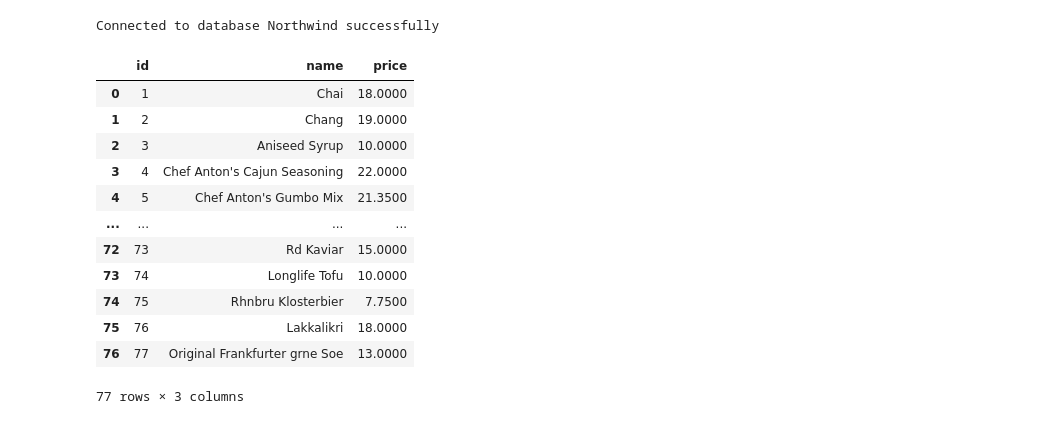
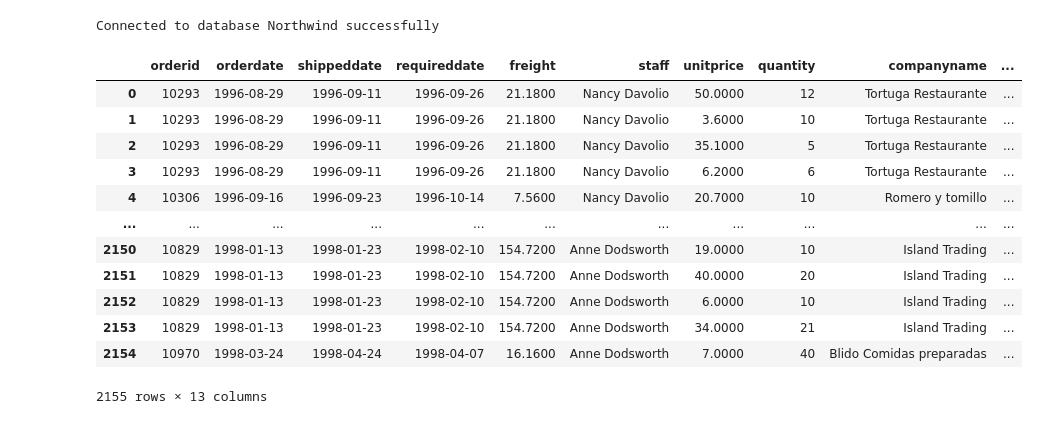
Before and after one commit to Muyiiwaa/learn-EDA, a Jupyter notebook: Pandas-intro.ipynb, the cells around one changed output. Cells and saved outputs as stored; diff of their text form; code cells hidden in the pictures.

```diff
--- a/Pandas-intro.ipynb
+++ b/Pandas-intro.ipynb
@@ -256,28 +254,14 @@ from products
 
 results = read_query(connection,query_1)
 # %%
-data_list = []
-for result in results:
-    result = list(result)
-    data_list.append(result)
+# define a dataframe creation function
 
+def create_df(data, columns):
+    data_list = []
+    for result in data:
+        result = list(result)
+        data_list.append(result)
 
-columns = ['id', 'name', 'price']
+    df = pd.DataFrame(data= data_list, columns = columns)
 
-product_df = pd.DataFrame(data= data_list, columns = columns)
+    return df
-# %%
-product_df
-# %% [output]
-|  | id | name | price |
-| 0 | 1 | Chai | 18.0000 |
-| 1 | 2 | Chang | 19.0000 |
-| 2 | 3 | Aniseed Syrup | 10.0000 |
-| 3 | 4 | Chef Anton's Cajun Seasoning | 22.0000 |
-| 4 | 5 | Chef Anton's Gumbo Mix | 21.3500 |
-| ... | ... | ... | ... |
-| 72 | 73 | Rd Kaviar | 15.0000 |
-| 73 | 74 | Longlife Tofu | 10.0000 |
-| 74 | 75 | Rhnbru Klosterbier | 7.7500 |
-| 75 | 76 | Lakkalikri | 18.0000 |
-| 76 | 77 | Original Frankfurter grne Soe | 13.0000 |
-77 rows × 3 columns
@@ -286,3 +274,40 @@ product_df
 # query the northwind database by returning all the orders sold, the employees, customer, city, country,product,
 # and shipping company involved. Also return the orderdate, shippeddate, requireeddate and freight cost.
 # Convert the result set into a proper  pandas dataframe
+# %%
+query_2 = '''
+
+select o.orderid, o.orderdate, o.shippeddate, o.requireddate, o.freight,
+    concat_ws(' ', e.firstname, e.lastname) as staff, od.unitprice, od.quantity,
+    c.companyname, o.shipcity, o.shipcountry, p.productname, s.companyname
+from orders o
+join `order details` od on od.orderid = o.orderid
+join customers c on c.customerid = o.customerid
+join products p on p.productid = od.productid
+join shippers s on s.shipperid = o.shipvia
+join employees e on e.employeeid = o.employeeid;
+'''
+
+
+columns = ['orderid', 'orderdate', 'shippeddate','requireddate','freight','staff','unitprice','quantity',
+           'companyname','city','country','productname','companyname']
+
+results = read_query(connection=connection, query= query_2)
+
+orders_df = create_df(data = results, columns= columns)
+# %%
+orders_df
+# %% [output]
+|  | orderid | orderdate | shippeddate | requireddate | freight | staff | unitprice | quantity | companyname | ... |
+| 0 | 10293 | 1996-08-29 | 1996-09-11 | 1996-09-26 | 21.1800 | Nancy Davolio | 50.0000 | 12 | Tortuga Restaurante | ... |
+| 1 | 10293 | 1996-08-29 | 1996-09-11 | 1996-09-26 | 21.1800 | Nancy Davolio | 3.6000 | 10 | Tortuga Restaurante | ... |
+| 2 | 10293 | 1996-08-29 | 1996-09-11 | 1996-09-26 | 21.1800 | Nancy Davolio | 35.1000 | 5 | Tortuga Restaurante | ... |
+| 3 | 10293 | 1996-08-29 | 1996-09-11 | 1996-09-26 | 21.1800 | Nancy Davolio | 6.2000 | 6 | Tortuga Restaurante | ... |
+| 4 | 10306 | 1996-09-16 | 1996-09-23 | 1996-10-14 | 7.5600 | Nancy Davolio | 20.7000 | 10 | Romero y tomillo | ... |
+| ... | ... | ... | ... | ... | ... | ... | ... | ... | ... | ... |
+| 2150 | 10829 | 1998-01-13 | 1998-01-23 | 1998-02-10 | 154.7200 | Anne Dodsworth | 19.0000 | 10 | Island Trading | ... |
+| 2151 | 10829 | 1998-01-13 | 1998-01-23 | 1998-02-10 | 154.7200 | Anne Dodsworth | 40.0000 | 20 | Island Trading | ... |
+| 2152 | 10829 | 1998-01-13 | 1998-01-23 | 1998-02-10 | 154.7200 | Anne Dodsworth | 6.0000 | 10 | Island Trading | ... |
+| 2153 | 10829 | 1998-01-13 | 1998-01-23 | 1998-02-10 | 154.7200 | Anne Dodsworth | 34.0000 | 21 | Island Trading | ... |
+| 2154 | 10970 | 1998-03-24 | 1998-04-24 | 1998-04-07 | 16.1600 | Anne Dodsworth | 7.0000 | 40 | Blido Comidas preparadas | ... |
+2155 rows × 13 columns
```
Also changed, not shown: parts of 19 cells of this notebook.
